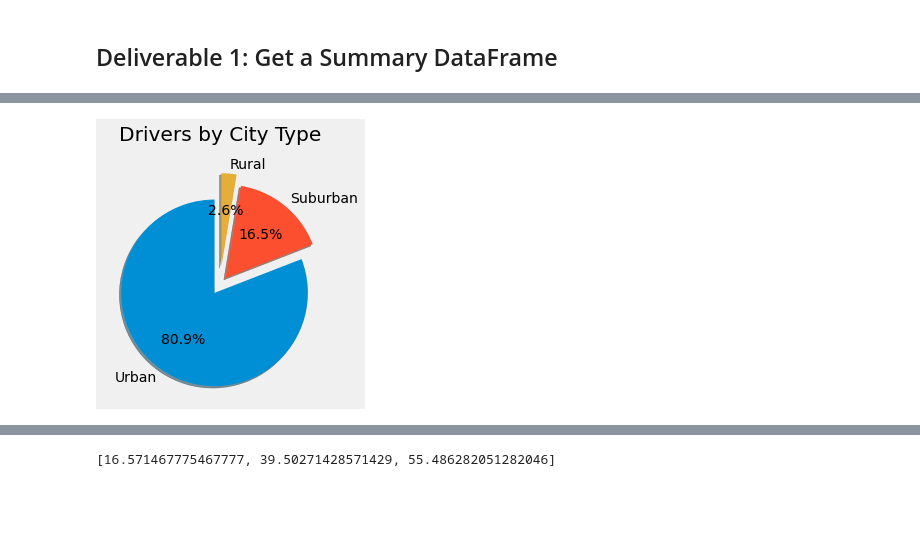
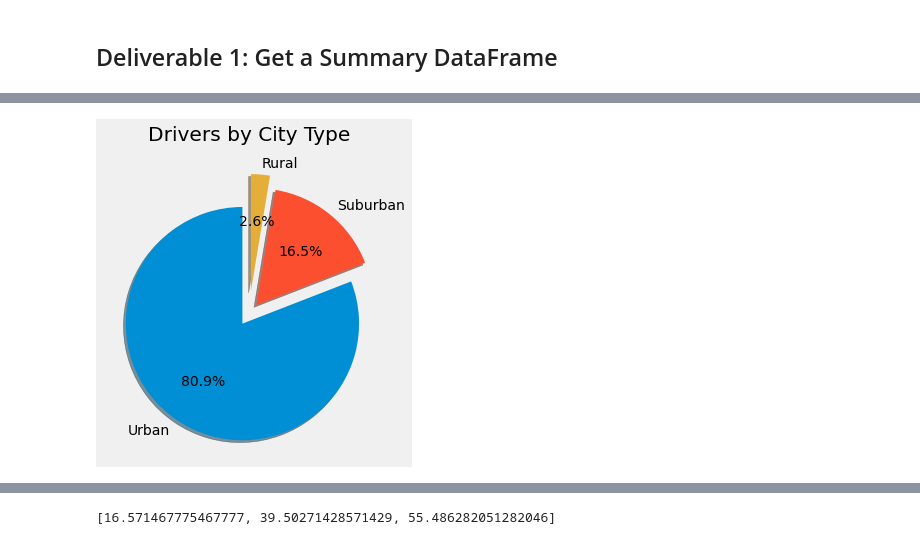
Before and after one commit to Benitoite/PyBer_Analysis, a Jupyter notebook: PyBer_Challenge.ipynb, the cells around one changed output, grey strips where cells are left out. Drawn from its saved outputs; the diff is of its cells as text; code cells hidden in the pictures; blank space fills up the shorter version.

Commit message:
Update pie chart

```diff
--- a/PyBer_Challenge.ipynb
+++ b/PyBer_Challenge.ipynb
@@ -68,20 +68,21 @@ rural_ride_count = rural_cities_df.groupby(["city"]).count()["ride_id"]
 # %%
 # 2. Get the total drivers for each city type
 # Get the TOTAL number of drivers for each urban city.
 urban_driver_count = city_data_df.groupby('type').sum().loc['Urban']
 # Get the TOTAL number of drivers for each city for the suburban and rural cities.
 rural_driver_count = city_data_df.groupby('type').sum().loc['Rural']
 suburban_driver_count = city_data_df.groupby('type').sum().loc['Suburban']
 
 
 chartTheseData = [urban_driver_count.sum(), suburban_driver_count.sum(), rural_driver_count.sum()]
-
+fig = plt.gcf()
+fig.set_size_inches(5,5)
 plt.pie(chartTheseData, labels=['Urban', 'Suburban', 'Rural'], shadow= True, startangle=90, explode=[.1,.1,.2], autopct='%1.1f%%')
 plt.title('Drivers by City Type\n')
 plt.savefig('Resources/pie.jpg')
 plt.show()
 # %% [output]
-[figure, old version]
+[figure, new version]
 # %%
 #  3. Get the total amount of fares for each city type
 # Get average fare for each city in the urban cities.
```
Also changed, not shown: 1 other file.
